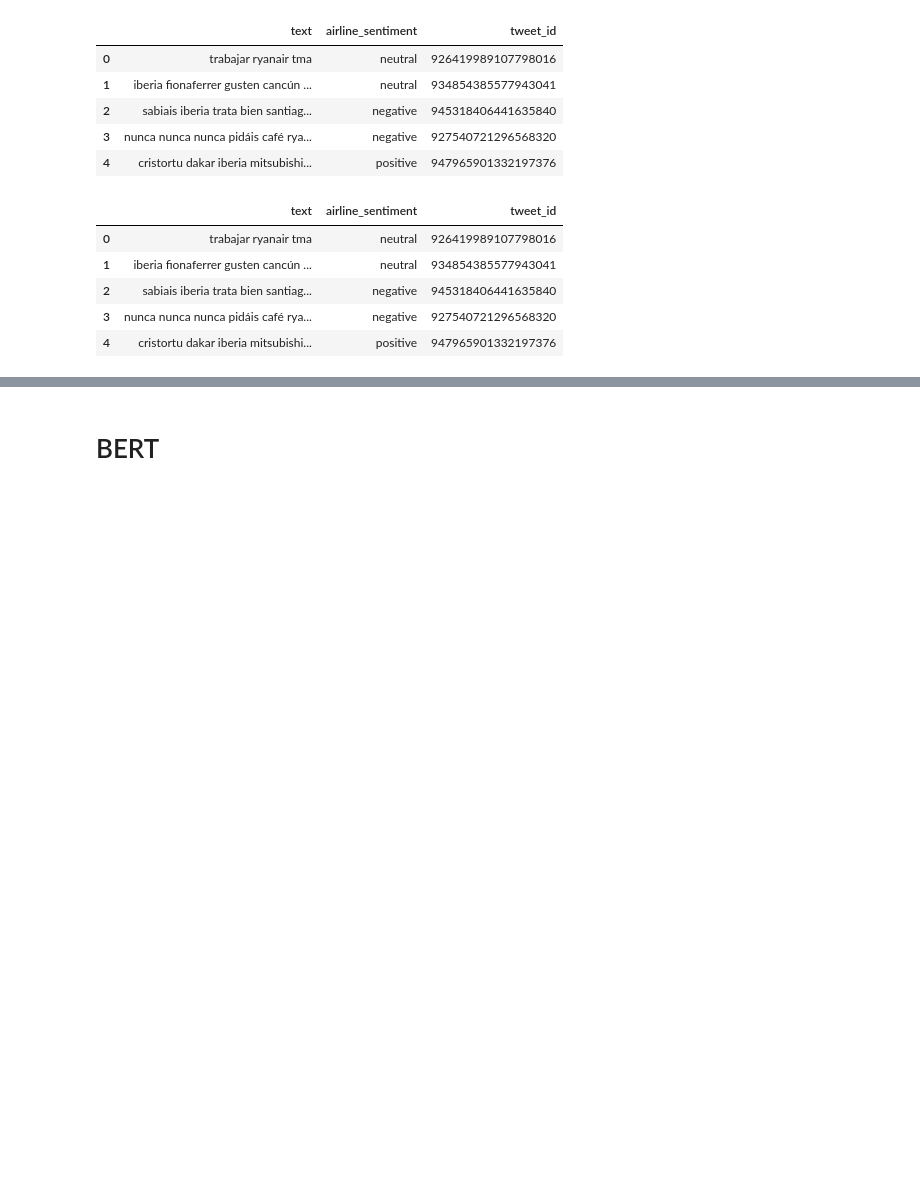
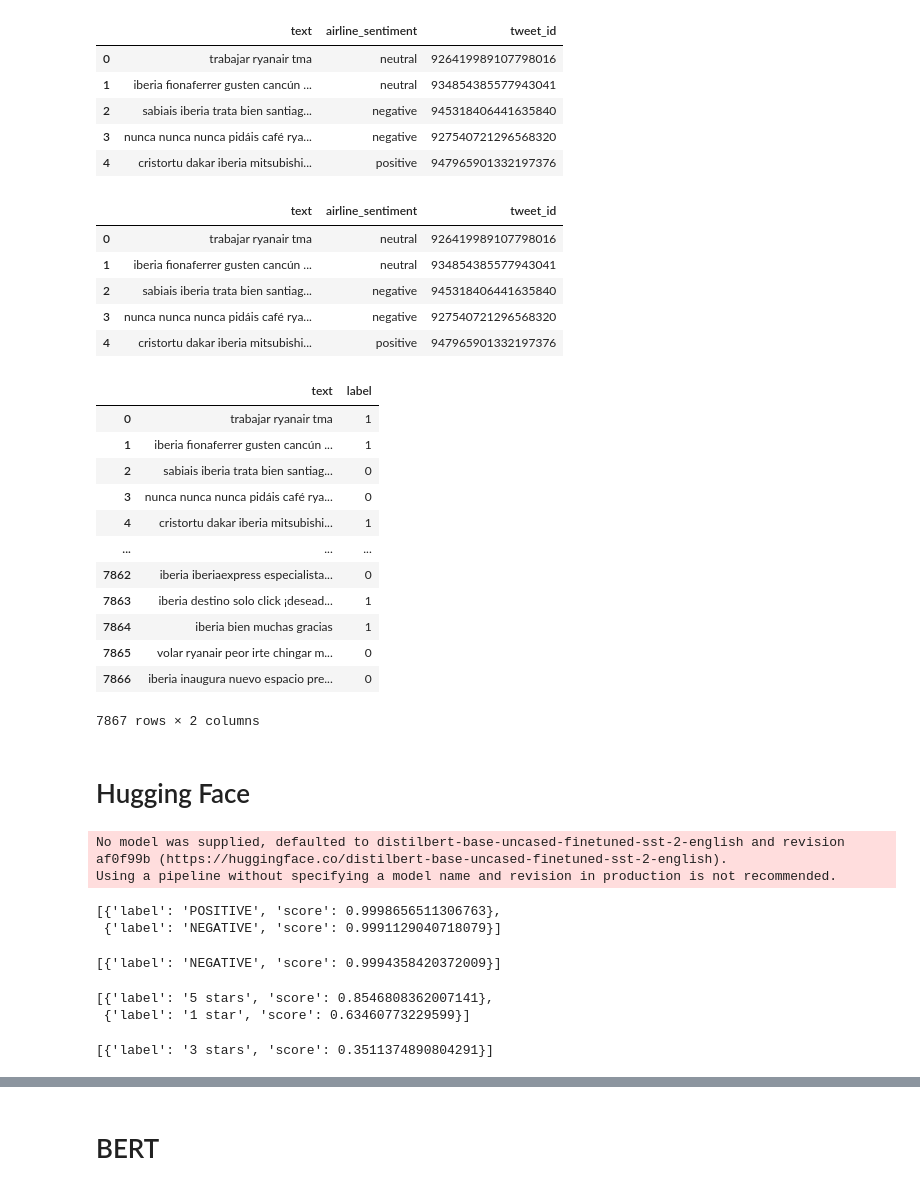
Before and after one commit to raulangelj/analisis_sentimientos_depresion, a Jupyter notebook: sentimientos.ipynb, the cells around one changed output, grey strips where cells are left out. Drawn from its saved outputs; the diff is of its cells as text; code cells hidden in the pictures; blank space fills up the shorter version.

Commit message:
ADD first version of my train model

```diff
--- a/sentimientos.ipynb
+++ b/sentimientos.ipynb
@@ -126,3 +126,48 @@ df_sentiment.head()
 | 2 | sabiais iberia trata bien santiag... | negative | 945318406441635840 |
 | 3 | nunca nunca nunca pidáis café rya... | negative | 927540721296568320 |
 | 4 | cristortu dakar iberia mitsubishi... | positive | 947965901332197376 |
+# %%
+df_sentiment = df_sentiment[['text', 'airline_sentiment']]
+df_sentiment['label'] = df_sentiment['airline_sentiment'].apply(lambda x: 0 if x == 'negative' else 1)
+df_sentiment = df_sentiment[['text', 'label']]
+df_sentiment
+# %% [output]
+|  | text | label |
+| 0 | trabajar ryanair tma | 1 |
+| 1 | iberia fionaferrer gusten cancún ... | 1 |
+| 2 | sabiais iberia trata bien santiag... | 0 |
+| 3 | nunca nunca nunca pidáis café rya... | 0 |
+| 4 | cristortu dakar iberia mitsubishi... | 1 |
+| ... | ... | ... |
+| 7862 | iberia iberiaexpress especialista... | 0 |
+| 7863 | iberia destino solo click ¡desead... | 1 |
+| 7864 | iberia bien muchas gracias | 1 |
+| 7865 | volar ryanair peor irte chingar m... | 0 |
+| 7866 | iberia inaugura nuevo espacio pre... | 0 |
+7867 rows × 2 columns
+# %% [markdown]
+# Hugging Face
+# %%
+from transformers import pipeline
+sentiment_pipeline = pipeline("sentiment-analysis")
+data = ["I love you", "I hate you"]
+sentiment_pipeline(data)
+# %% [output]
+No model was supplied, defaulted to distilbert-base-uncased-finetuned-sst-2-english and revision af0f99b (https://huggingface.co/distilbert-base-uncased-finetuned-sst-2-english).
+Using a pipeline without specifying a model name and revision in production is not recommended.
+[{'label': 'POSITIVE', 'score': 0.9998656511306763},
+ {'label': 'NEGATIVE', 'score': 0.9991129040718079}]
+# %%
+sentiment_pipeline('no estoy normal')
+# %% [output]
+[{'label': 'NEGATIVE', 'score': 0.9994358420372009}]
+# %%
+specific_model = pipeline("sentiment-analysis", model="nlptown/bert-base-multilingual-uncased-sentiment")
+specific_model(data)
+# %% [output]
+[{'label': '5 stars', 'score': 0.8546808362007141},
+ {'label': '1 star', 'score': 0.63460773229599}]
+# %%
+specific_model('estoy normal')
+# %% [output]
+[{'label': '3 stars', 'score': 0.3511374890804291}]
```
Also changed, not shown: parts of 26 cells of this notebook.
